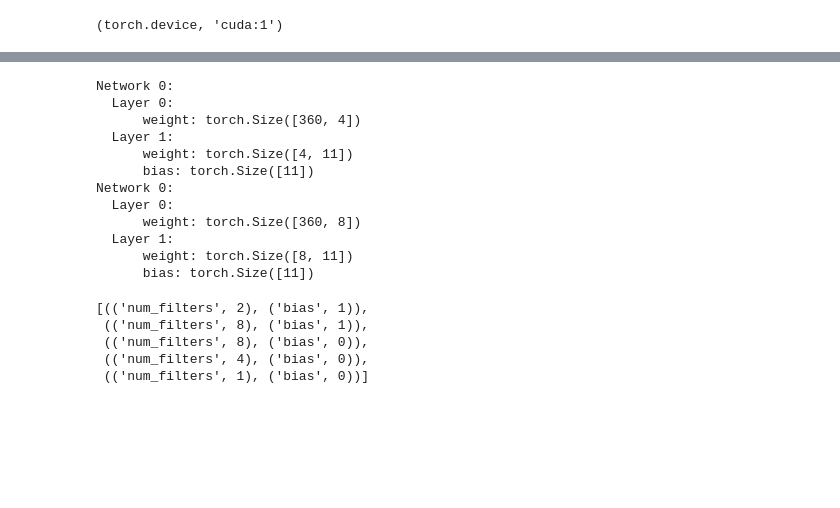
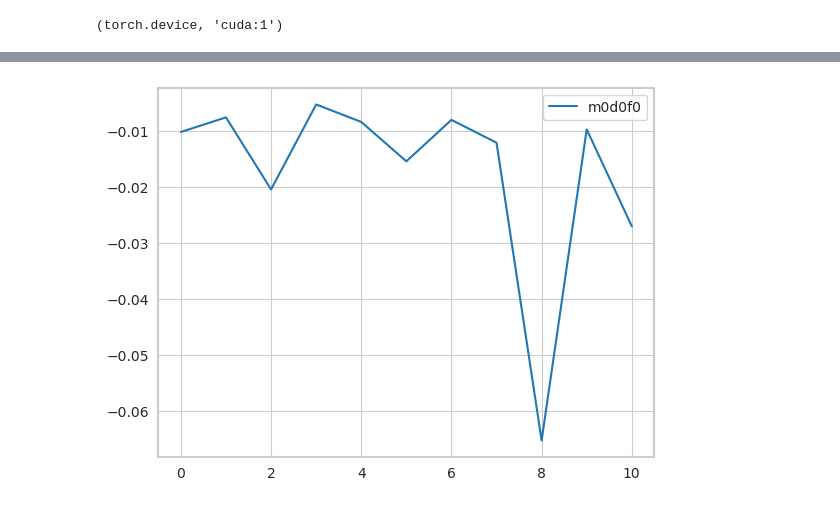
Before and after one commit to NeuroTheoryUMD/mattjac, a Jupyter notebook: v1/moving_bar.ipynb, the cells around one changed output, grey strips where cells are left out. Saved outputs shown, nothing was run; the diff lists cells and outputs as text; code cells hidden in the pictures; blank space fills up the shorter version.

Commit message:
Some small bugfixes and conveniences. Added network support to the model, just without tree topology right now.

```diff
--- a/v1/moving_bar.ipynb
+++ b/v1/moving_bar.ipynb
@@ -364,47 +396,21 @@ trials[0]
+# %%
+e1.plot_LLs()
+# %% [output]
+[figure, added]
 # %%
-import itertools as it
+from model import *
 
-#norm_type=1, NLtype='relu', bias=False,
-#initialize_center = True, reg_vals={'l1':0.1, 'localx':0.001, 'bcs':{'d2xt':1}
-layer0 = Layer().norm_type(Norm.none).NLtype(NL.relu).bias(False)\
-    .initialize_center(True)\
+layer0 = Layer().norm_type(Norm.none).NLtype(NL.relu).bias(False) \
+    .initialize_center(True) \
     .reg_vals({'l1':0.1, 'localx':0.001, 'bcs':{'d2xt':1}}) \
-    .input_dims(data.stim_dims).num_filters(4, 8)
+    .input_dims(data.stim_dims).num_filters(8,2,4)
 
-layer1 = Layer().norm_type(Norm.none).NLtype(NL.relu).bias(True) \
-    .initialize_center(True) \
-    .reg_vals({'l1':0.1, 'localx':0.001, 'bcs':{'d2xt':1}})\
-    .input_dims(None).num_filters(data.NC)
+layer1 = Layer().like(layer0).num_filters(data.NC).input_dims(None)
+
+network = Network()
+network.add_layer(layer0)
+network.add_layer(layer1)
 
 model = Model()
-model.add_layer(layer0)
-model.add_layer(layer1)
-models = model.build(data)
-
-for model in models:
-    model.list_parameters()
+model.add_network(network)
+NDNs = model.build(data)
-# %% [output]
-Network 0:
-  Layer 0:
-      weight: torch.Size([360, 4])
-  Layer 1:
-      weight: torch.Size([4, 11])
-      bias: torch.Size([11])
-Network 0:
-  Layer 0:
-      weight: torch.Size([360, 8])
-  Layer 1:
-      weight: torch.Size([8, 11])
-      bias: torch.Size([11])
-# %%
-from itertools import chain
-from collections import Counter
-
-res = [k for k, v in Counter(chain(layer0exploded, layer1exploded, layer2exploded)).items() if v==1]
-[k for k, v in Counter(chain(res)).items() if v==1]
-# %% [output]
-[(('num_filters', 2), ('bias', 1)),
- (('num_filters', 8), ('bias', 1)),
- (('num_filters', 8), ('bias', 0)),
- (('num_filters', 4), ('bias', 0)),
- (('num_filters', 1), ('bias', 0))]
```
Also changed, not shown: parts of 5 cells of this notebook, 2 other files.
